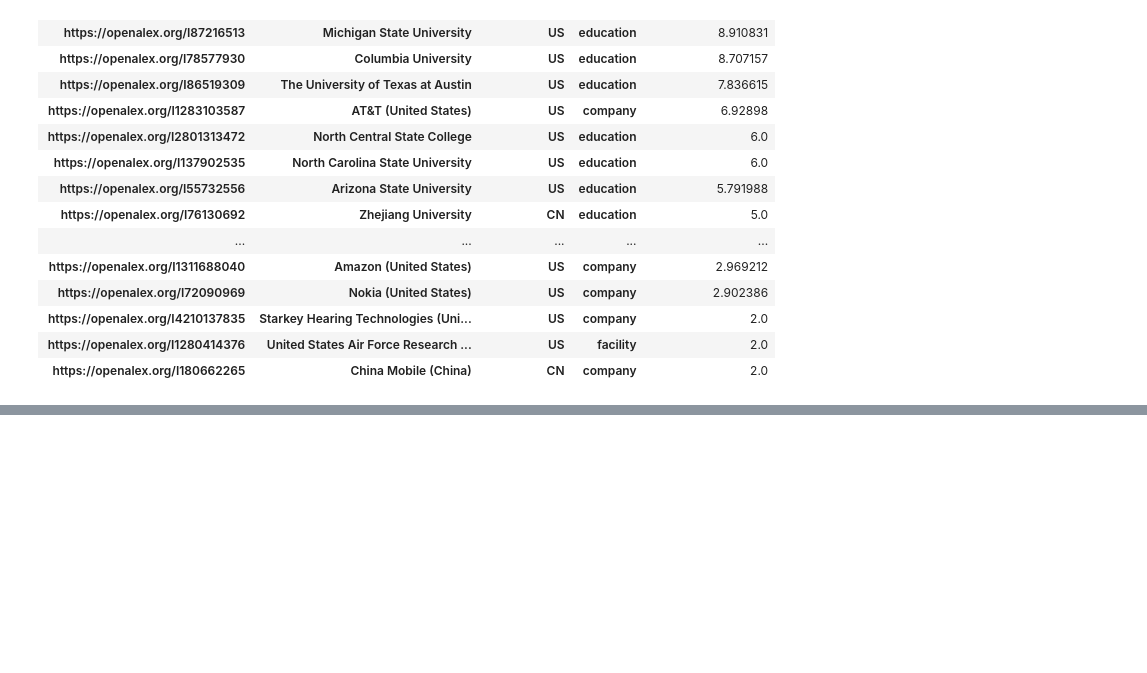
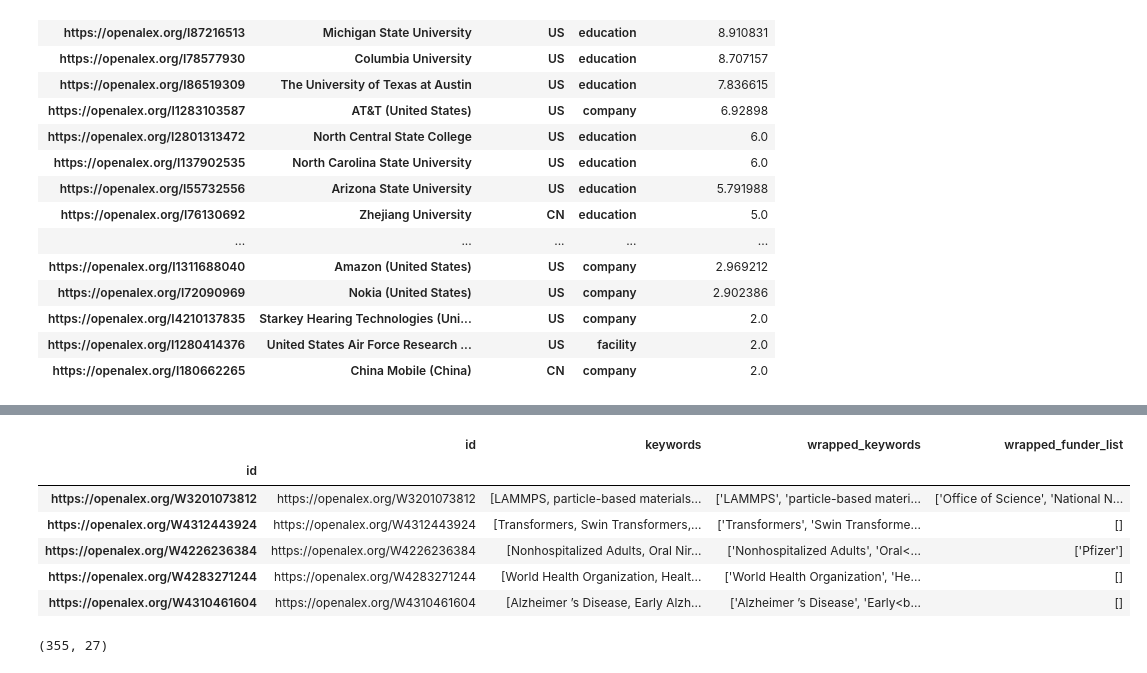
Before and after one commit to doolingdavidrs21/openalex-companies-gpt4, a Jupyter notebook: companies.ipynb, the cells around one changed output, grey strips where cells are left out. Drawn from its saved outputs; the diff is of its cells as text; code cells hidden in the pictures; blank space fills up the shorter version.

```diff
--- a/companies.ipynb
+++ b/companies.ipynb
@@ -469,0 +493,25 @@ dv84.head(20)
+# %%
+def get_source_name(loc_list):
+    """
+    grab the first item in the list;
+    retturn the display name
+    """
+    try:
+        primary = loc_list[0]
+        return primary["source"]["display_name"]
+    except:
+        return None
+
+def get_source_type(loc_list):
+    """
+    grab the first item in the list;
+    return the source type
+    """
+    try:
+        primary = loc_list[0]
+        return primary["source"]["type"]
+    except:
+        return None
+# %%
+dfinfo["source"] = dfinfo["locations"].apply(get_source_name)
+dfinfo["source_type"] = dfinfo["locations"].apply(get_source_type)
@@ -469,0 +520,13 @@ dv84.head(20)
+# %%
+def get_funder_names(funder_list):
+    """
+    funder_list is a list of dictionaries
+    with three keys; return the list of
+    unique **funder_display_name**
+    values
+    """
+    try:
+        funder_names = list(set([f['funder_display_name'] for f in funder_list]))
+        return funder_names
+    except:
+        return []
@@ -469,0 +607,3 @@ dv84.head(20)
+# %%
+dfinfo["funder_list"] = dfinfo["grants"].apply(get_funder_names)
+dfinfo["wrapped_funder_list"] = dfinfo["funder_list"].apply(str).apply(wrap_it)
@@ -469,0 +612,10 @@ dv84.head(20)
+# %%
+dfinfo[['id','keywords','wrapped_keywords','wrapped_funder_list']].head()
+# %% [output]
+|  | id | keywords | wrapped_keywords | wrapped_funder_list |
+| id |  |  |  |  |
+| https://openalex.org/W3201073812 | https://openalex.org/W3201073812 | [LAMMPS, particle-based materials... | ['LAMMPS', 'particle-based materi... | ['Office of Science', 'National N... |
+| https://openalex.org/W4312443924 | https://openalex.org/W4312443924 | [Transformers, Swin Transformers,... | ['Transformers', 'Swin Transforme... | [] |
+| https://openalex.org/W4226236384 | https://openalex.org/W4226236384 | [Nonhospitalized Adults, Oral Nir... | ['Nonhospitalized Adults', 'Oral<... | ['Pfizer'] |
+| https://openalex.org/W4283271244 | https://openalex.org/W4283271244 | [World Health Organization, Healt... | ['World Health Organization', 'He... | [] |
+| https://openalex.org/W4310461604 | https://openalex.org/W4310461604 | [Alzheimer ’s Disease, Early Alzh... | ['Alzheimer ’s Disease', 'Early<b... | [] |
@@ -469,0 +624,5 @@ dv84.head(20)
+# %%
+dc = dftriple[dftriple['paper_cluster'] == 10].copy()
+dc.shape
+# %% [output]
+(355, 27)
```
Also changed, not shown: parts of 30 cells of this notebook.
